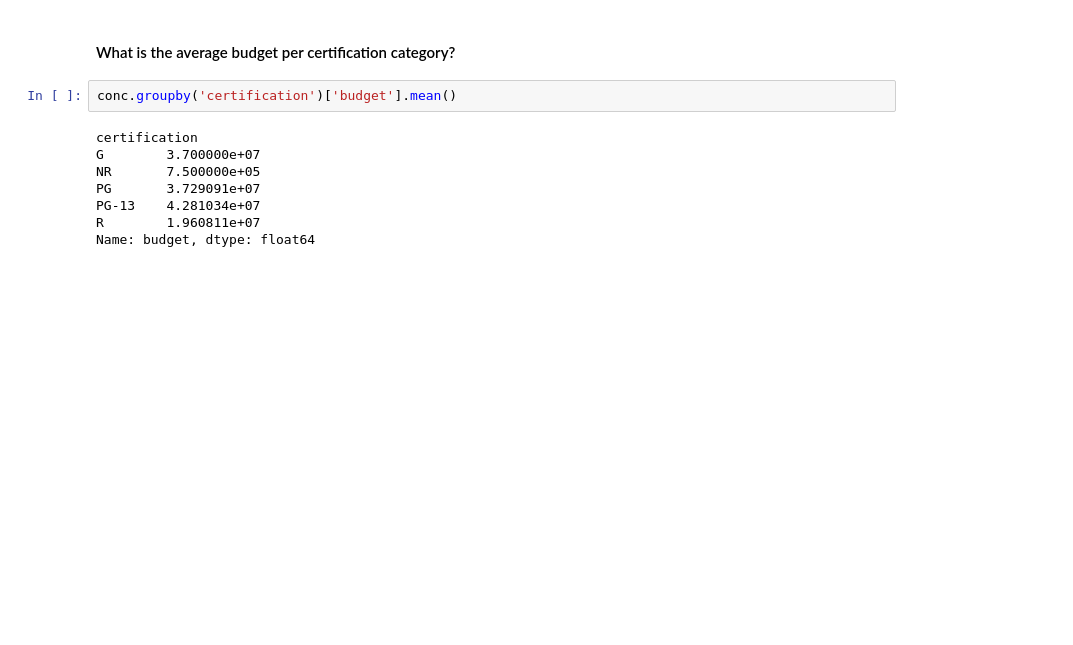
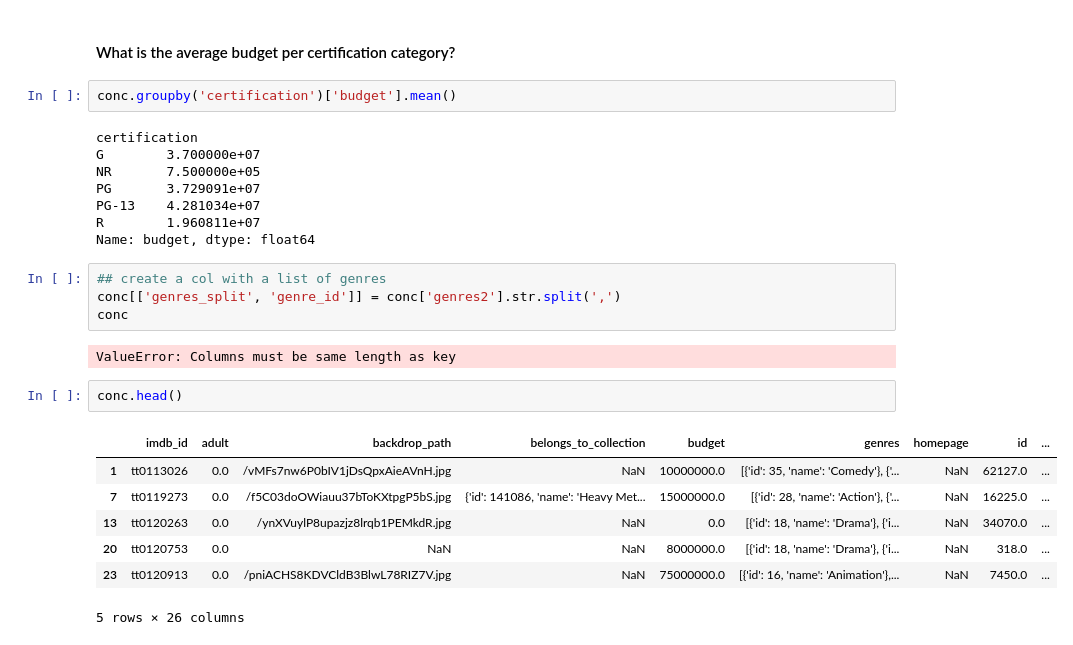
Before and after one commit to blakedshull/Week13Practice1, a Jupyter notebook: Project 3/Project 3.ipynb, the cells around one changed output. Cells and saved outputs as stored; diff of their text form; blank space fills up the shorter version.

```diff
--- a/Project 3/Project 3.ipynb
+++ b/Project 3/Project 3.ipynb
@@ -625,3 +628,19 @@ PG       3.729091e+07
 PG-13    4.281034e+07
 R        1.960811e+07
 Name: budget, dtype: float64
+# %%
+## create a col with a list of genres
+conc[['genres_split', 'genre_id']] = conc['genres2'].str.split(',')
+conc
+# %% [output]
+ValueError: Columns must be same length as key
+# %%
+conc.head()
+# %% [output]
+|  | imdb_id | adult | backdrop_path | belongs_to_collection | budget | genres | homepage | id | ... |
+| 1 | tt0113026 | 0.0 | /vMFs7nw6P0bIV1jDsQpxAieAVnH.jpg | NaN | 10000000.0 | [{'id': 35, 'name': 'Comedy'}, {'... | NaN | 62127.0 | ... |
+| 7 | tt0119273 | 0.0 | /f5C03doOWiauu37bToKXtpgP5bS.jpg | {'id': 141086, 'name': 'Heavy Met... | 15000000.0 | [{'id': 28, 'name': 'Action'}, {'... | NaN | 16225.0 | ... |
+| 13 | tt0120263 | 0.0 | /ynXVuylP8upazjz8lrqb1PEMkdR.jpg | NaN | 0.0 | [{'id': 18, 'name': 'Drama'}, {'i... | NaN | 34070.0 | ... |
+| 20 | tt0120753 | 0.0 | NaN | NaN | 8000000.0 | [{'id': 18, 'name': 'Drama'}, {'i... | NaN | 318.0 | ... |
+| 23 | tt0120913 | 0.0 | /pniACHS8KDVCldB3BlwL78RIZ7V.jpg | NaN | 75000000.0 | [{'id': 16, 'name': 'Animation'},... | NaN | 7450.0 | ... |
+5 rows × 26 columns
```
Also changed, not shown: parts of 35 cells of this notebook.
